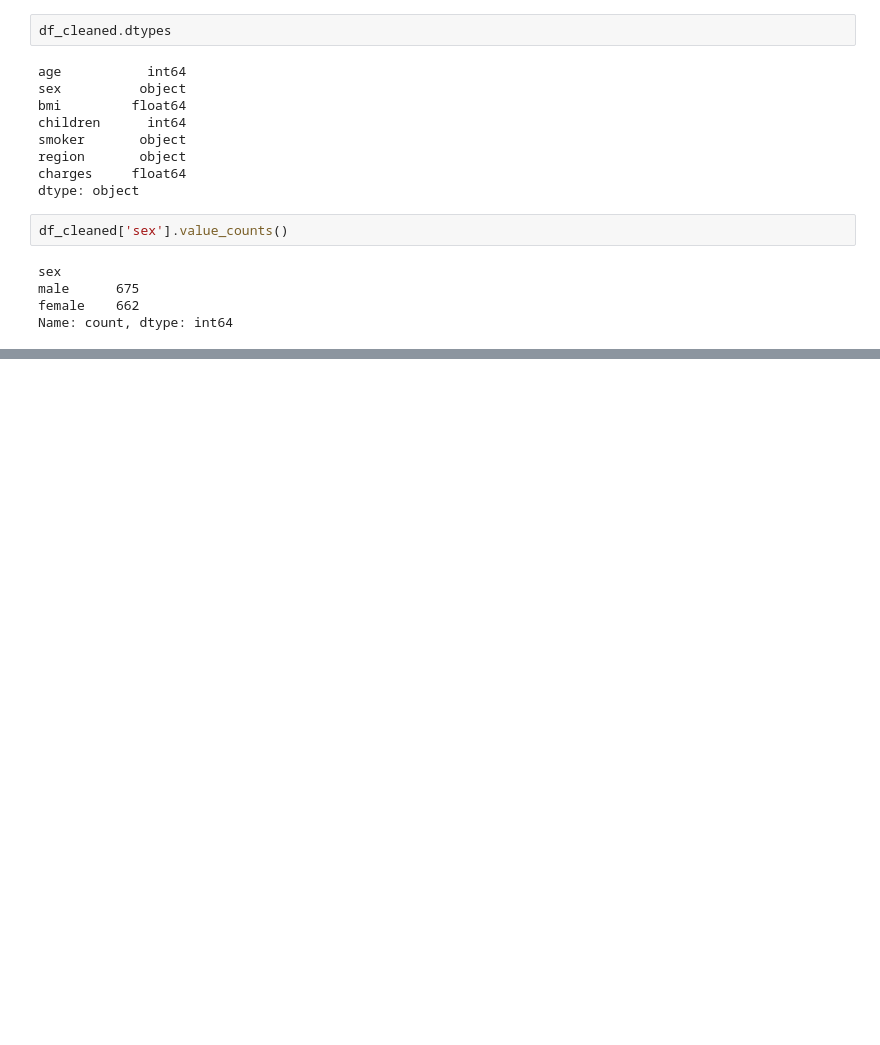
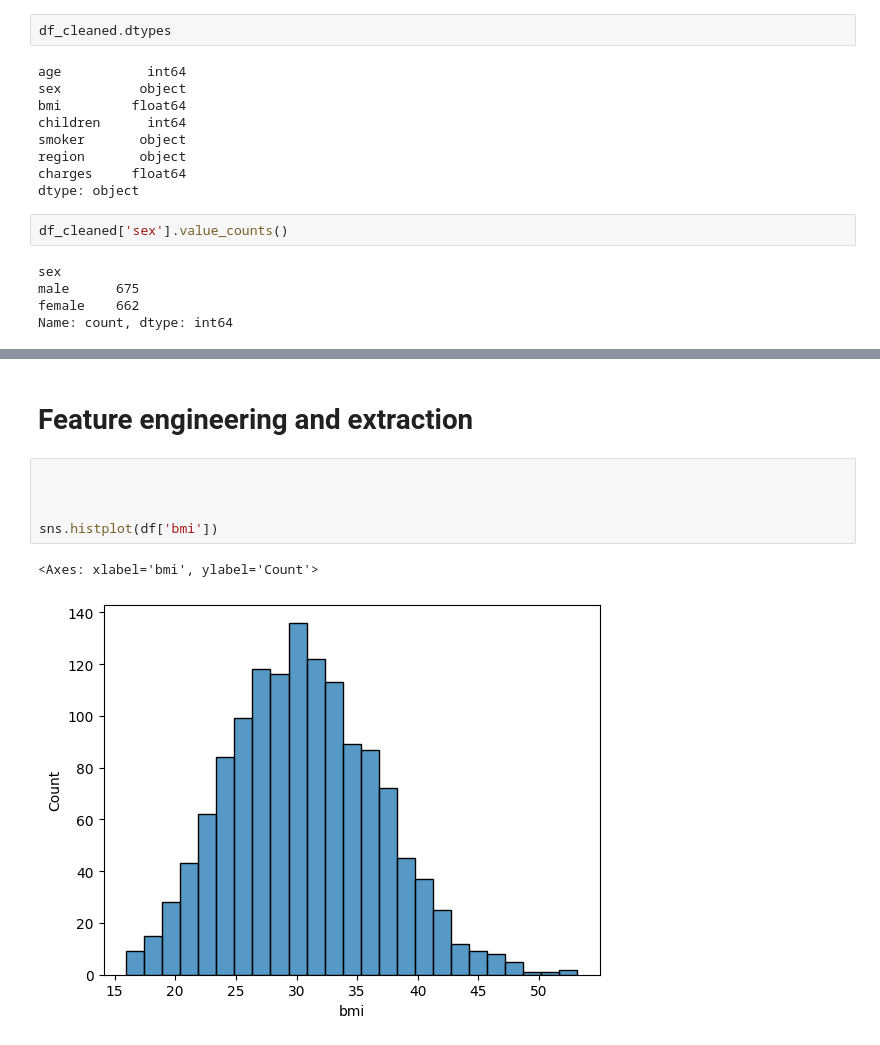
Before and after one commit to vidhiwhere/jupyternotebook, a Jupyter notebook: Untitled.ipynb, the cells around one changed output, grey strips where cells are left out. Cells and saved outputs as stored; diff of their text form; blank space fills up the shorter version.

```diff
--- a/Untitled.ipynb
+++ b/Untitled.ipynb
@@ -172,0 +279,10 @@ Name: count, dtype: int64
+# %% [markdown]
+# Feature engineering and extraction
+# %%
+
+
+
+sns.histplot(df['bmi'])
+# %% [output]
+<Axes: xlabel='bmi', ylabel='Count'>
+[figure, added]
```
Also changed, not shown: parts of 28 cells of this notebook.
